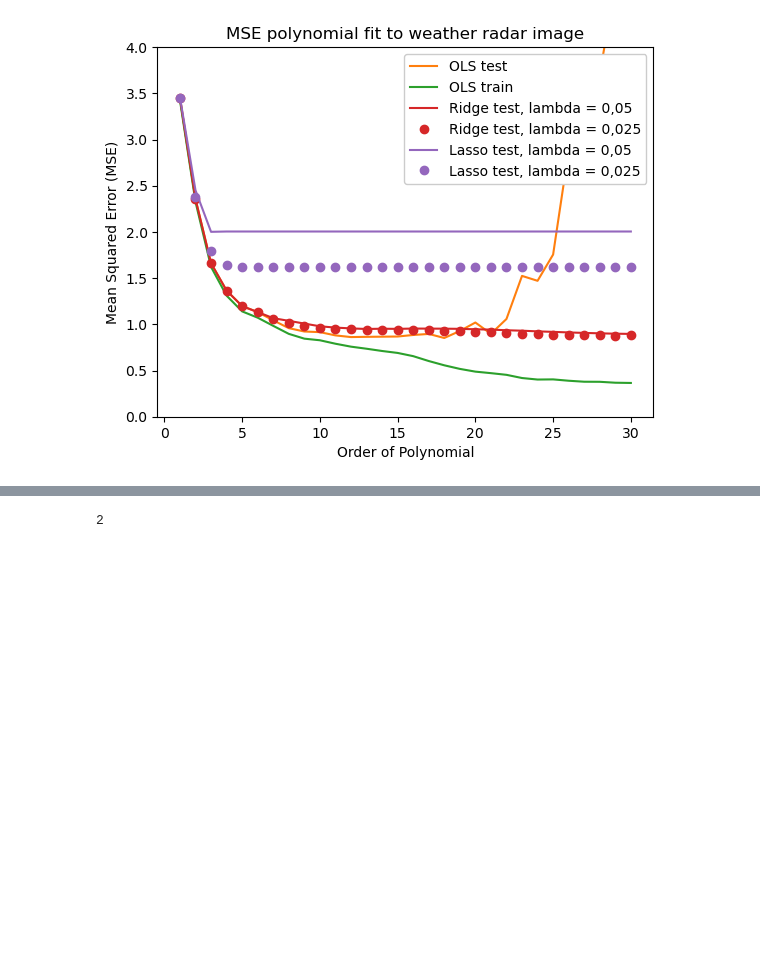
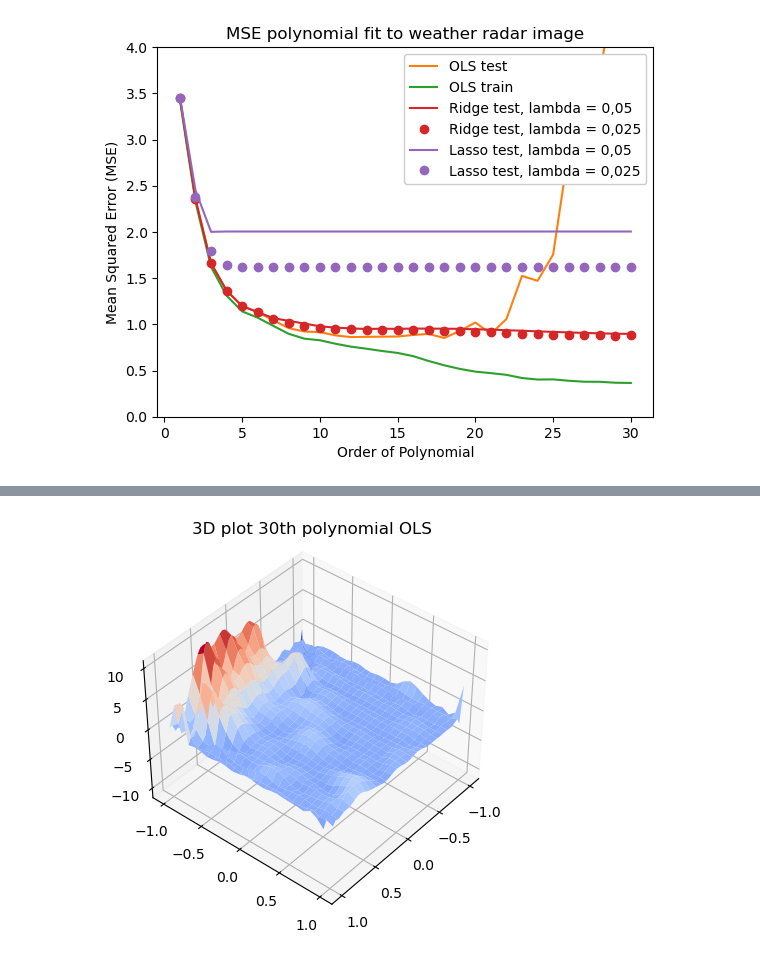
Before and after one commit to eoydvin/FYS-STK4155, a Jupyter notebook: Project_1/Exercise 6.ipynb, the cells around one changed output, grey strips where cells are left out. Cells and saved outputs as stored; diff of their text form; code cells hidden in the pictures; blank space fills up the shorter version.

```diff
--- a/Project_1/Exercise 6.ipynb
+++ b/Project_1/Exercise 6.ipynb
@@ -314,4 +328,8 @@ plt.show()
-# %%
-int(p_number/12)
-# %% [output]
-2
+# %%
+# plot last z_pred_OLS, works if last computed solution above is set to 29.
+ax = plt.subplot(111, projection='3d')
+ax.plot_surface(x_cent.reshape(z.shape), y_cent.reshape(z.shape), z_pred_OLS, cmap=cm.coolwarm)
+ax.view_init(elev=40., azim=40)
+ax.set_title('3D plot 30th polynomial OLS');
+# %% [output]
+[figure, added]
```
Also changed, not shown: parts of 7 cells of this notebook, 1 other file.
